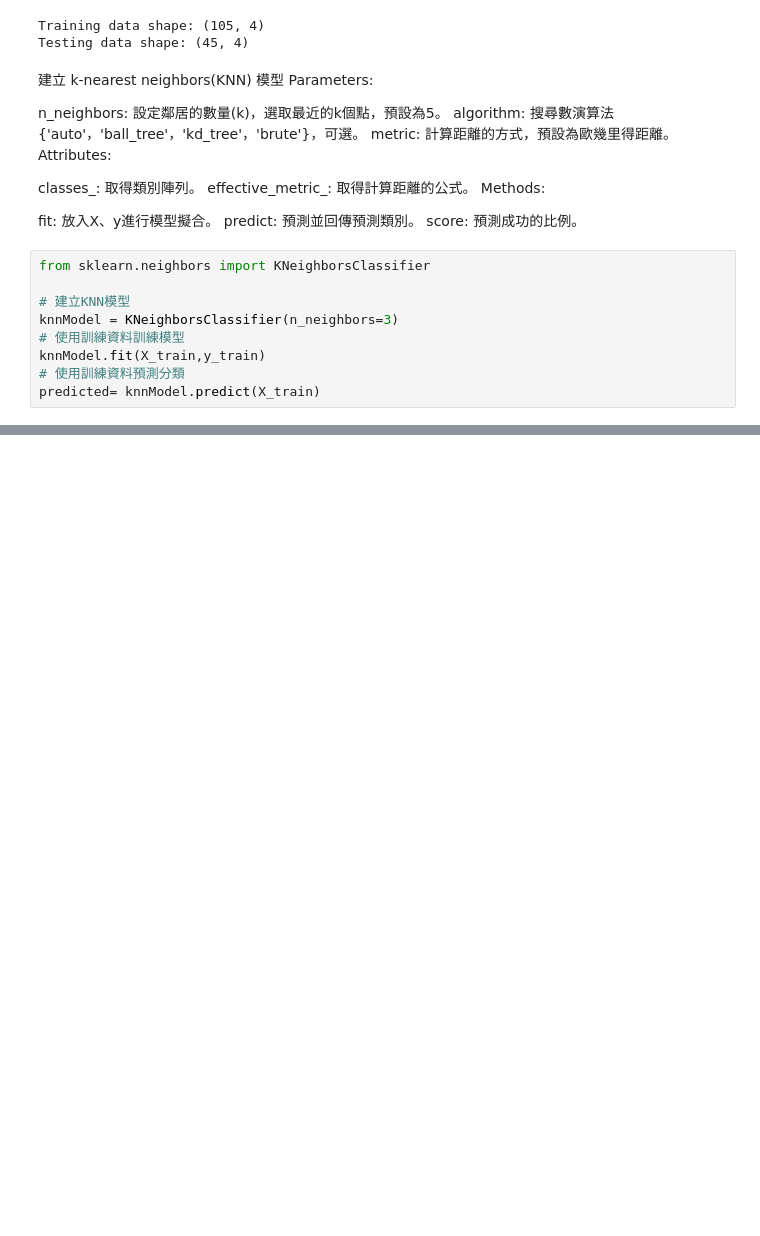
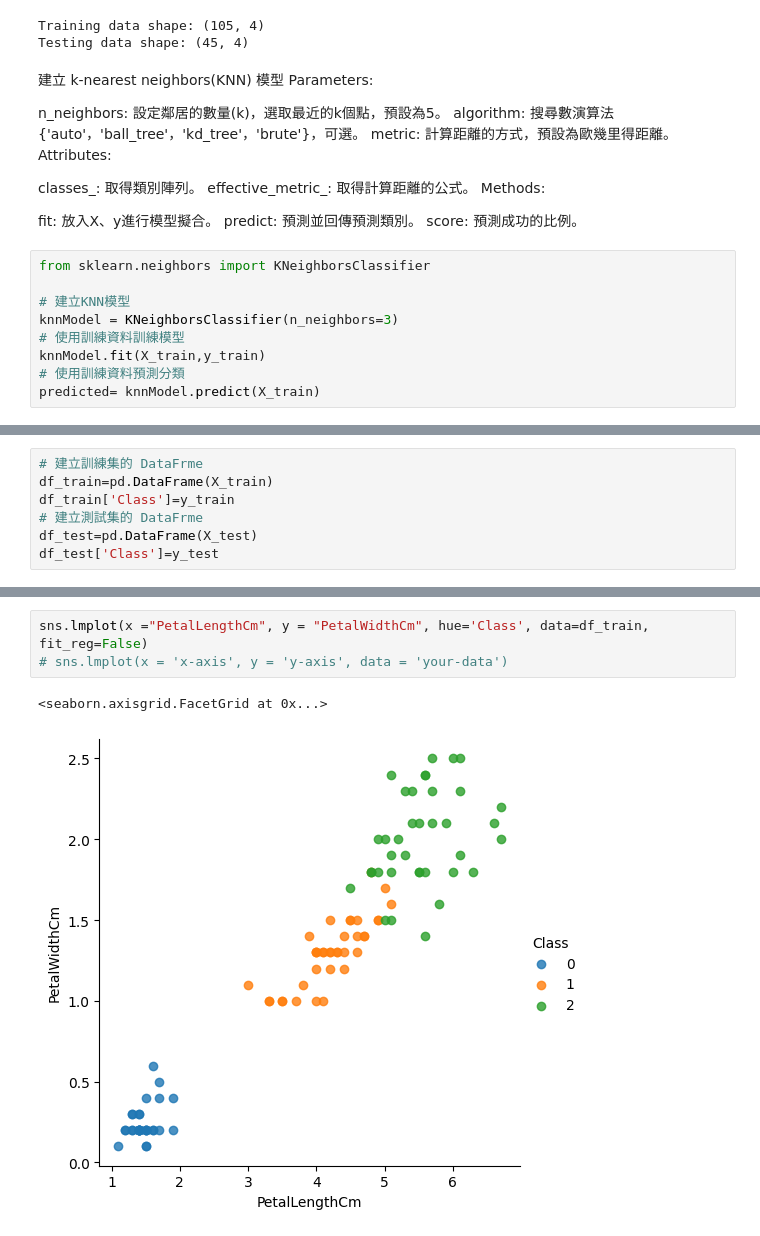
Before and after one commit to SunnyWangW/Colab, a Jupyter notebook: KNN(Classfication_iris).ipynb, the cells around one changed output, grey strips where cells are left out. Drawn from its saved outputs; the diff is of its cells as text; blank space fills up the shorter version.

```diff
--- a/KNN(Classfication_iris).ipynb
+++ b/KNN(Classfication_iris).ipynb
@@ -85,0 +93,7 @@ predicted= knnModel.predict(X_train)
+# %%
+# 建立訓練集的 DataFrme
+df_train=pd.DataFrame(X_train)
+df_train['Class']=y_train
+# 建立測試集的 DataFrme
+df_test=pd.DataFrame(X_test)
+df_test['Class']=y_test
@@ -85,0 +116,6 @@ predicted= knnModel.predict(X_train)
+# %%
+sns.lmplot(x ="PetalLengthCm", y = "PetalWidthCm", hue='Class', data=df_train, fit_reg=False)
+# sns.lmplot(x = 'x-axis', y = 'y-axis', data = 'your-data')
+# %% [output]
+<seaborn.axisgrid.FacetGrid at 0x...>
+[figure, added]
```
Also changed, not shown: parts of 2 cells of this notebook.
